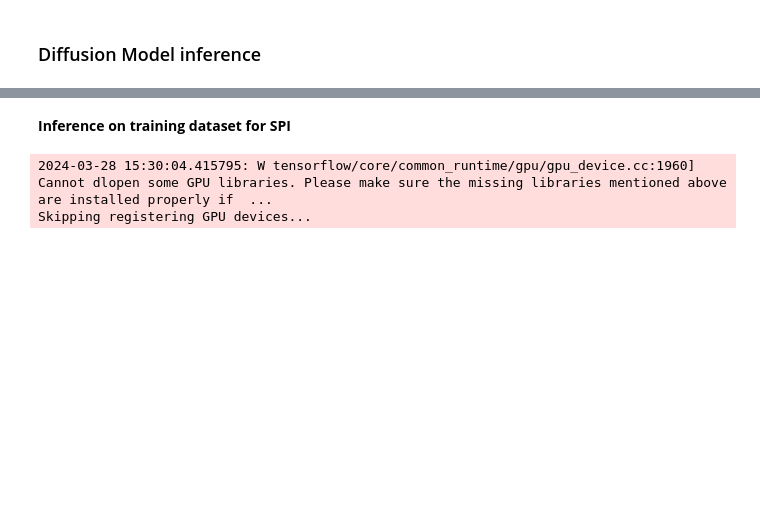
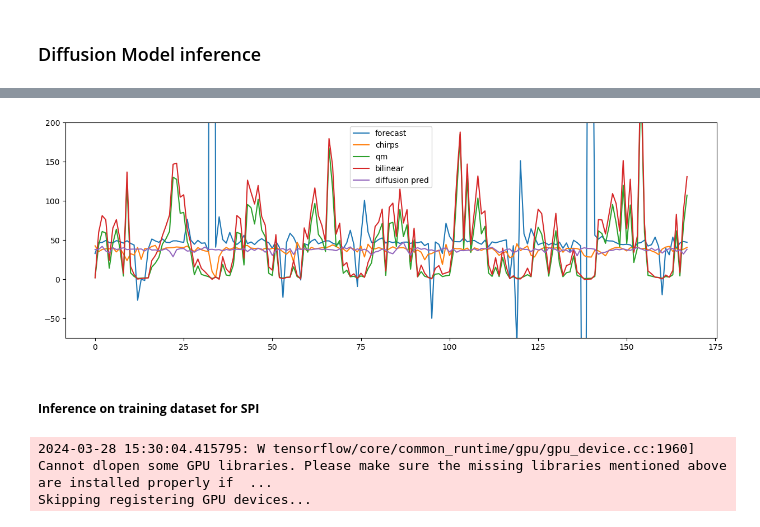
Before and after one commit to WFP-VAM/swirl-dynamics, a Jupyter notebook: swirl_dynamics/projects/probabilistic_diffusion/colabs/inference.ipynb, the cells around one changed output, grey strips where cells are left out. Cells and saved outputs as stored; diff of their text form; code cells hidden in the pictures; blank space fills up the shorter version.

```diff
--- a/swirl_dynamics/projects/probabilistic_diffusion/colabs/inference.ipynb
+++ b/swirl_dynamics/projects/probabilistic_diffusion/colabs/inference.ipynb
@@ -130,5 +147,23 @@ plt.show()
+# %%
+pix_lon_index = 10
+pix_lat_index = 10
+
+plt.figure(figsize=(15, 5))
+
+plt.plot(test_batch_cond[:,pix_lat_index,pix_lon_index,0], label='forecast')
+plt.plot(test_batch_gt[:,pix_lat_index,pix_lon_index,0], label='chirps')
+plt.plot(qm.isel(longitude=pix_lon_index, latitude=pix_lat_index).values, label='qm')
+plt.plot(bilint.isel(longitude=pix_lon_index, latitude=pix_lat_index).values, label='bilinear')
+plt.plot(np.mean(xx, axis=1)[:,pix_lat_index,pix_lon_index,0], label='diffusion pred')
+
+plt.ylim(-75, 200)
+plt.legend()
+
+plt.show()
+# %% [output]
+[figure, added]
 # %% [markdown]
-**Inference on training dataset for SPI**
+##### **Inference on training dataset for SPI**
 # %%
 train_input = xr.open_mfdataset('data/train/*.zarr').ecmwf.load()
 # %%
```
Also changed, not shown: parts of 7 cells of this notebook, 1 other file.
